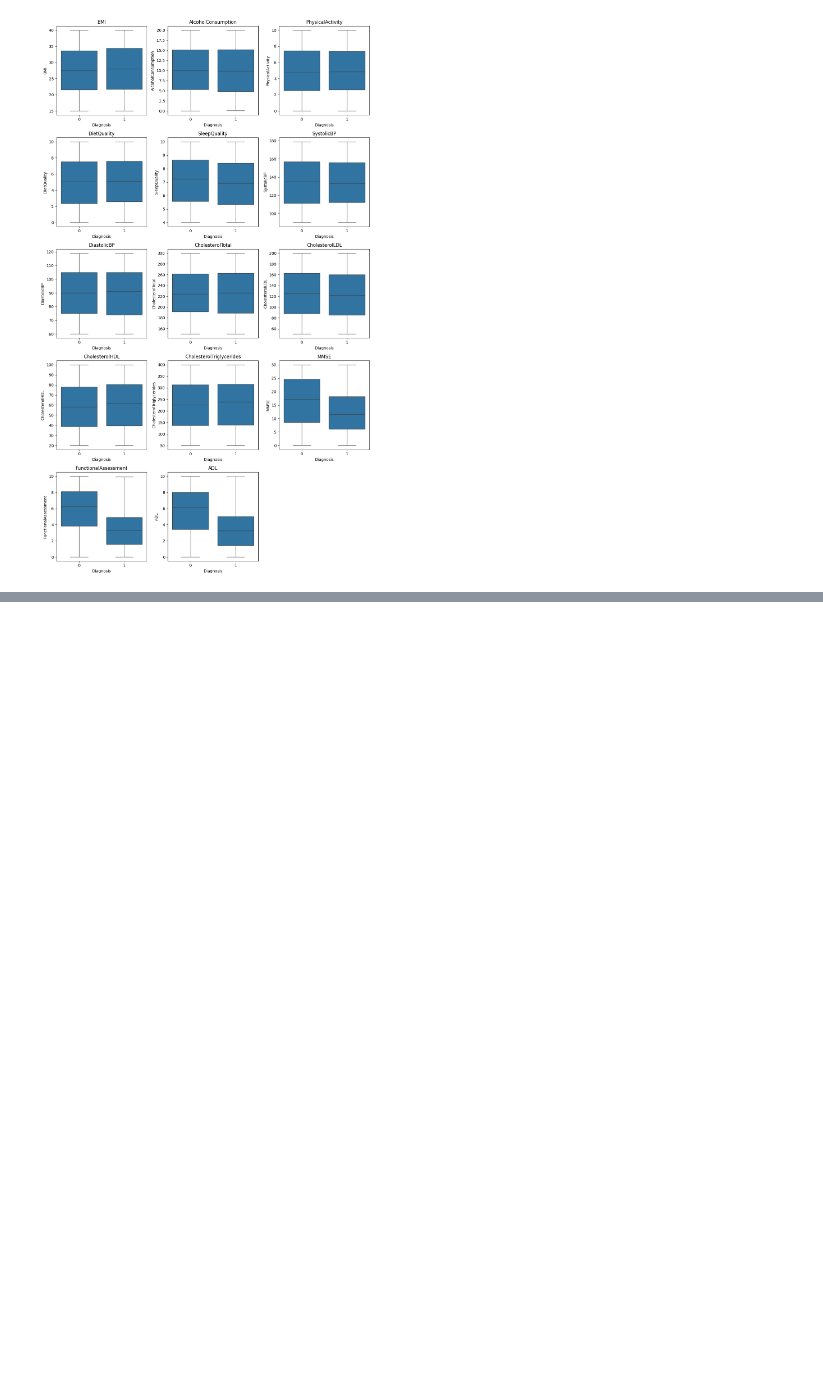
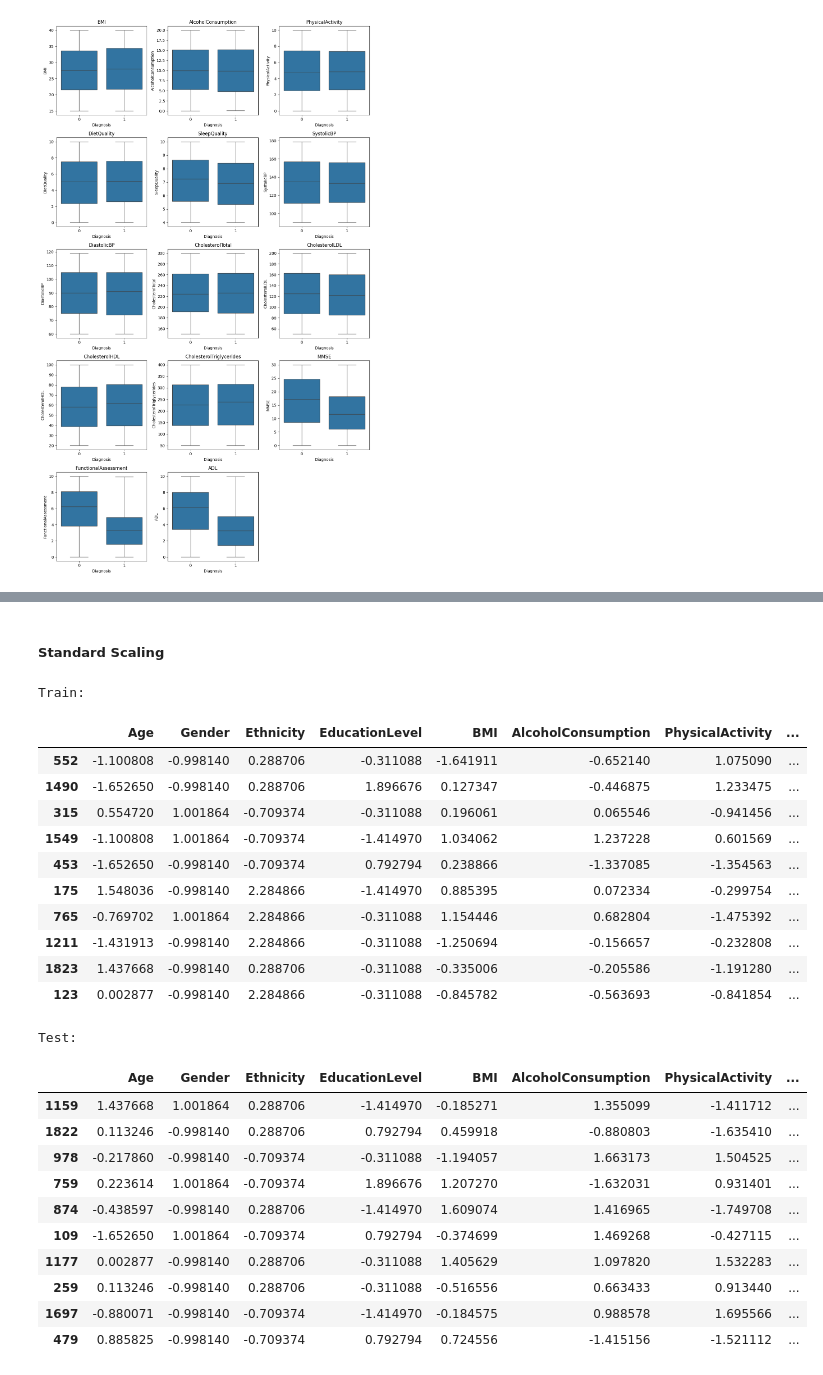
Before and after one commit to asaduzzaman-sohun/Alzheimer-s-disease-detection, a Jupyter notebook: code.ipynb, the cells around one changed output, grey strips where cells are left out. Drawn from its saved outputs; the diff is of its cells as text; code cells hidden in the pictures; blank space fills up the shorter version.

```diff
--- a/code.ipynb
+++ b/code.ipynb
@@ -289,0 +349,45 @@ plt.show()
+# %%
+X = df_alzheimers_encoded.drop(columns=[target_col])
+y = df_alzheimers_encoded[target_col]
+
+X_train, X_test, y_train, y_test = train_test_split(X, y, test_size=.25, random_state=42)
+# %% [markdown]
+##### Standard Scaling
+# %%
+scalar_sd = StandardScaler()
+X_train_std = scalar_sd.fit_transform(X_train)
+X_test_std = scalar_sd.transform(X_test)
+
+X_train_std_df = pd.DataFrame(X_train_std, columns= X_train.columns, index=X_train.index)
+X_test_std_df = pd.DataFrame(X_test_std, columns=X_test.columns, index=X_test.index)
+
+print("Train: ")
+display(X_train_std_df.head(10))
+
+print("Test: ")
+display(X_test_std_df.head(10))
+# %% [output]
+Train:
+|  | Age | Gender | Ethnicity | EducationLevel | BMI | AlcoholConsumption | PhysicalActivity | ... |
+| 552 | -1.100808 | -0.998140 | 0.288706 | -0.311088 | -1.641911 | -0.652140 | 1.075090 | ... |
+| 1490 | -1.652650 | -0.998140 | 0.288706 | 1.896676 | 0.127347 | -0.446875 | 1.233475 | ... |
+| 315 | 0.554720 | 1.001864 | -0.709374 | -0.311088 | 0.196061 | 0.065546 | -0.941456 | ... |
+| 1549 | -1.100808 | 1.001864 | -0.709374 | -1.414970 | 1.034062 | 1.237228 | 0.601569 | ... |
+| 453 | -1.652650 | -0.998140 | -0.709374 | 0.792794 | 0.238866 | -1.337085 | -1.354563 | ... |
+| 175 | 1.548036 | -0.998140 | 2.284866 | -1.414970 | 0.885395 | 0.072334 | -0.299754 | ... |
+| 765 | -0.769702 | 1.001864 | 2.284866 | -0.311088 | 1.154446 | 0.682804 | -1.475392 | ... |
+| 1211 | -1.431913 | -0.998140 | 2.284866 | -0.311088 | -1.250694 | -0.156657 | -0.232808 | ... |
+| 1823 | 1.437668 | -0.998140 | 0.288706 | -0.311088 | -0.335006 | -0.205586 | -1.191280 | ... |
+| 123 | 0.002877 | -0.998140 | 2.284866 | -0.311088 | -0.845782 | -0.563693 | -0.841854 | ... |
+Test:
+|  | Age | Gender | Ethnicity | EducationLevel | BMI | AlcoholConsumption | PhysicalActivity | ... |
+| 1159 | 1.437668 | 1.001864 | 0.288706 | -1.414970 | -0.185271 | 1.355099 | -1.411712 | ... |
+| 1822 | 0.113246 | -0.998140 | 0.288706 | 0.792794 | 0.459918 | -0.880803 | -1.635410 | ... |
+| 978 | -0.217860 | -0.998140 | -0.709374 | -0.311088 | -1.194057 | 1.663173 | 1.504525 | ... |
+| 759 | 0.223614 | 1.001864 | -0.709374 | 1.896676 | 1.207270 | -1.632031 | 0.931401 | ... |
+| 874 | -0.438597 | -0.998140 | 0.288706 | -1.414970 | 1.609074 | 1.416965 | -1.749708 | ... |
+| 109 | -1.652650 | 1.001864 | -0.709374 | 0.792794 | -0.374699 | 1.469268 | -0.427115 | ... |
+| 1177 | 0.002877 | -0.998140 | 0.288706 | -0.311088 | 1.405629 | 1.097820 | 1.532283 | ... |
+| 259 | 0.113246 | -0.998140 | 0.288706 | -0.311088 | -0.516556 | 0.663433 | 0.913440 | ... |
+| 1697 | -0.880071 | -0.998140 | -0.709374 | -1.414970 | -0.184575 | 0.988578 | 1.695566 | ... |
+| 479 | 0.885825 | -0.998140 | -0.709374 | 0.792794 | 0.724556 | -1.415156 | -1.521112 | ... |
```
Also changed, not shown: parts of 15 cells of this notebook.
